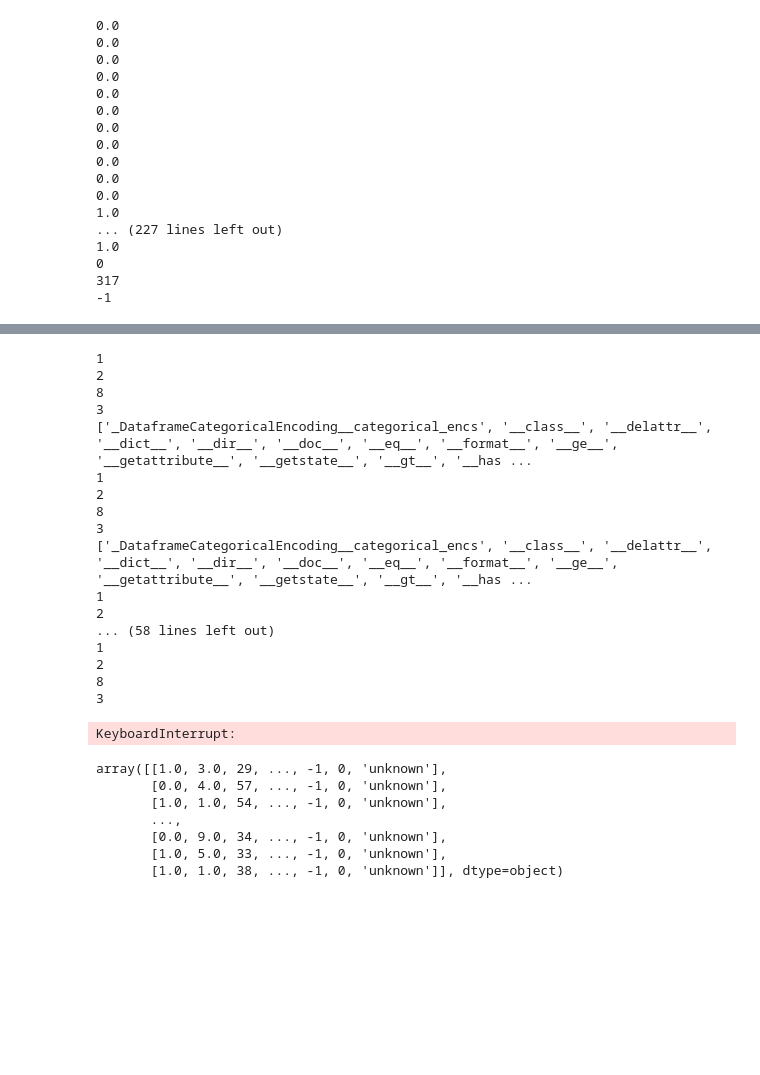
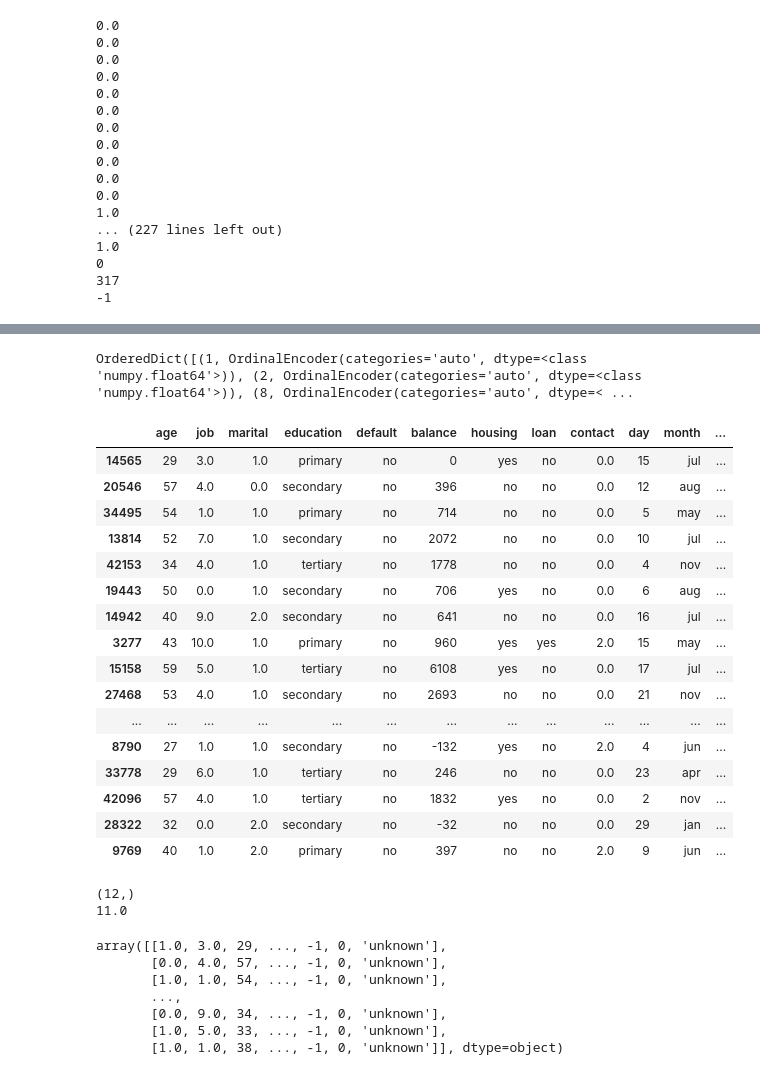
Before and after one commit to RajatRasal/Bayes-Opt-SkOpt, a Jupyter notebook: Bank_data_analysis.ipynb, the cells around one changed output, grey strips where cells are left out. Saved outputs shown, nothing was run; the diff lists cells and outputs as text; code cells hidden in the pictures; blank space fills up the shorter version.

Commit message:
Added DataframeCategoricalEncoder for encoding of columns

```diff
--- a/Bank_data_analysis.ipynb
+++ b/Bank_data_analysis.ipynb
@@ -437,27 +420,33 @@ X_train.head()
 | 42153 | 34 | management | married | tertiary | no | 1778 | no | no | cellular | 4 | nov | ... |
 # %%
 df_enc = DataframeCategoricalEncoding(["job", "marital", "contact"])
-x2 = df_enc.fit_transform(X_train, y_train)
-x2.head()
+xx = df_enc.fit_transform(X_train)
+xx.head(20)
 # %% [output]
-1
-2
-8
-3
-['_DataframeCategoricalEncoding__categorical_encs', '__class__', '__delattr__', '__dict__', '__dir__', '__doc__', '__eq__', '__format__', '__ge__', '__getattribute__', '__getstate__', '__gt__', '__has ...
-1
-2
-8
-3
-['_DataframeCategoricalEncoding__categorical_encs', '__class__', '__delattr__', '__dict__', '__dir__', '__doc__', '__eq__', '__format__', '__ge__', '__getattribute__', '__getstate__', '__gt__', '__has ...
-1
-2
-... (58 lines left out)
-1
-2
-8
-3
+OrderedDict([(1, OrdinalEncoder(categories='auto', dtype=<class 'numpy.float64'>)), (2, OrdinalEncoder(categories='auto', dtype=<class 'numpy.float64'>)), (8, OrdinalEncoder(categories='auto', dtype=< ...
-KeyboardInterrupt:
+|  | age | job | marital | education | default | balance | housing | loan | contact | day | month | ... |
+| 14565 | 29 | 3.0 | 1.0 | primary | no | 0 | yes | no | 0.0 | 15 | jul | ... |
+| 20546 | 57 | 4.0 | 0.0 | secondary | no | 396 | no | no | 0.0 | 12 | aug | ... |
+| 34495 | 54 | 1.0 | 1.0 | primary | no | 714 | no | no | 0.0 | 5 | may | ... |
+| 13814 | 52 | 7.0 | 1.0 | secondary | no | 2072 | no | no | 0.0 | 10 | jul | ... |
+| 42153 | 34 | 4.0 | 1.0 | tertiary | no | 1778 | no | no | 0.0 | 4 | nov | ... |
+| 19443 | 50 | 0.0 | 1.0 | secondary | no | 706 | yes | no | 0.0 | 6 | aug | ... |
+| 14942 | 40 | 9.0 | 2.0 | secondary | no | 641 | no | no | 0.0 | 16 | jul | ... |
+| 3277 | 43 | 10.0 | 1.0 | primary | no | 960 | yes | yes | 2.0 | 15 | may | ... |
+| 15158 | 59 | 5.0 | 1.0 | tertiary | no | 6108 | yes | no | 0.0 | 17 | jul | ... |
+| 27468 | 53 | 4.0 | 1.0 | secondary | no | 2693 | no | no | 0.0 | 21 | nov | ... |
+| ... | ... | ... | ... | ... | ... | ... | ... | ... | ... | ... | ... | ... |
+| 8790 | 27 | 1.0 | 1.0 | secondary | no | -132 | yes | no | 2.0 | 4 | jun | ... |
+| 33778 | 29 | 6.0 | 1.0 | tertiary | no | 246 | no | no | 0.0 | 23 | apr | ... |
+| 42096 | 57 | 4.0 | 1.0 | tertiary | no | 1832 | yes | no | 0.0 | 2 | nov | ... |
+| 28322 | 32 | 0.0 | 2.0 | secondary | no | -32 | no | no | 0.0 | 29 | jan | ... |
+| 9769 | 40 | 1.0 | 2.0 | primary | no | 397 | no | no | 2.0 | 9 | jun | ... |
+# %%
+print(X_train.job.unique().shape)
+print(xx.job.max())
+# %% [output]
+(12,)
+11.0
 # %%
 categorical_enc = ColumnTransformer(
     [("categorical_enc1", OrdinalEncoder(), [1])],
```
Also changed, not shown: parts of 1 cell of this notebook.
